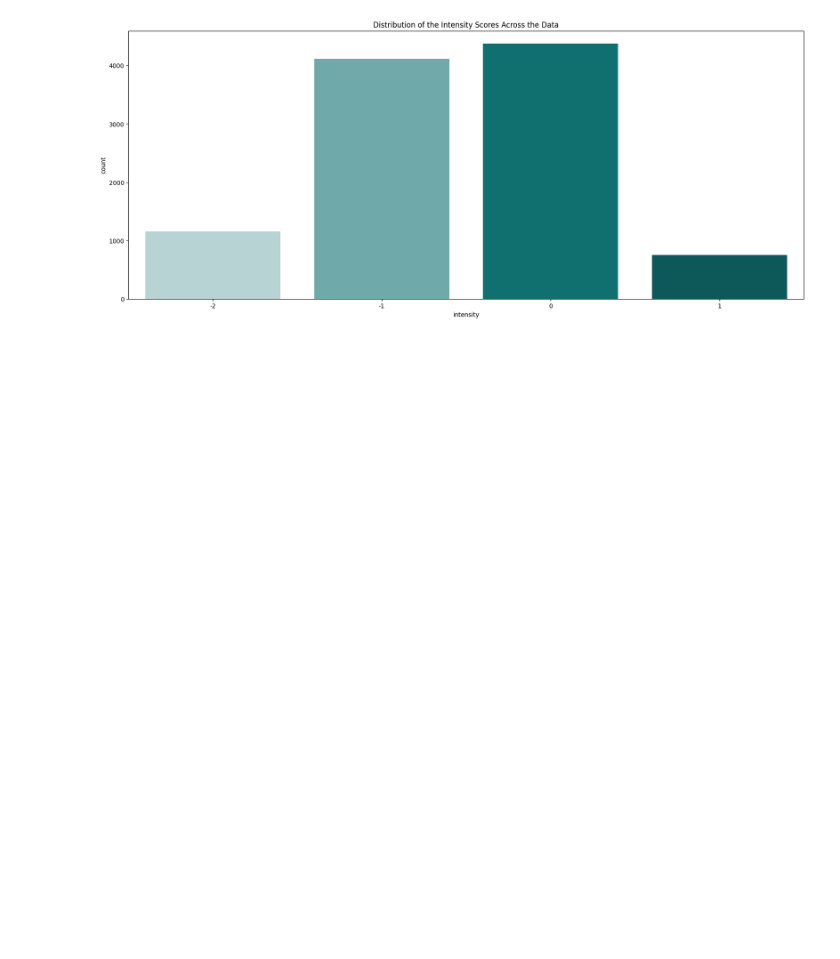
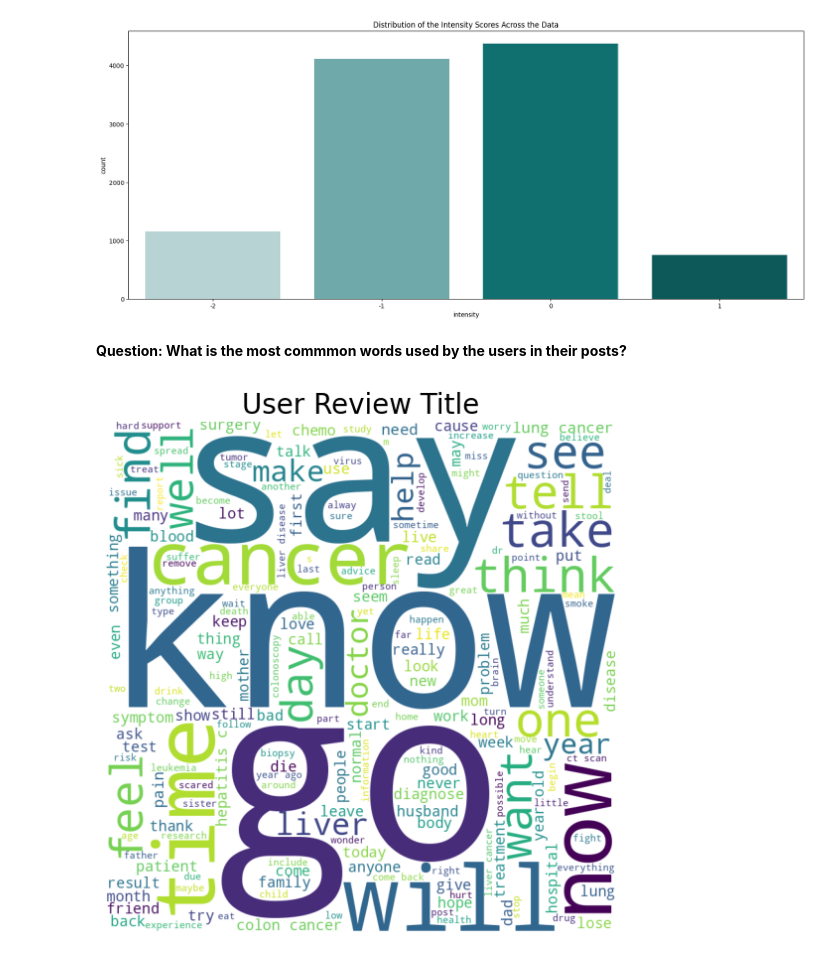
Before and after one commit to milijimenez/Data_Science_Projects, a Jupyter notebook: visualizing-cancer-sentiment.ipynb, the cells around one changed output. Drawn from its saved outputs; the diff is of its cells as text; code cells hidden in the pictures; blank space fills up the shorter version.

Commit message:
Kaggle Notebook | Visualizing Cancer Sentiment | Version 8

```diff
--- a/visualizing-cancer-sentiment.ipynb
+++ b/visualizing-cancer-sentiment.ipynb
@@ -59,3 +63,19 @@ plt.title('Distribution of the Intensity Scores Across the Data')
 plt.show()
 # %% [output]
 [figure]
+# %% [markdown]
+**Question: What is the most commmon words used by the users in their posts?**
+# %%
+from wordcloud import WordCloud
+check_titles = ''.join(map(str,data['posts']))
+wordcloud_title = WordCloud(width = 800, height = 800,
+                            background_color ='white',
+                            min_font_size = 10).generate(check_titles)
+plt.figure(figsize=(6,6))
+plt.imshow(wordcloud_title)
+plt.axis('off')
+plt.title('User Review Title', fontsize=20)
+plt.tight_layout(pad=2)
+plt.show()
+# %% [output]
+[figure, added]
```
Also changed, not shown: parts of 4 cells of this notebook.
